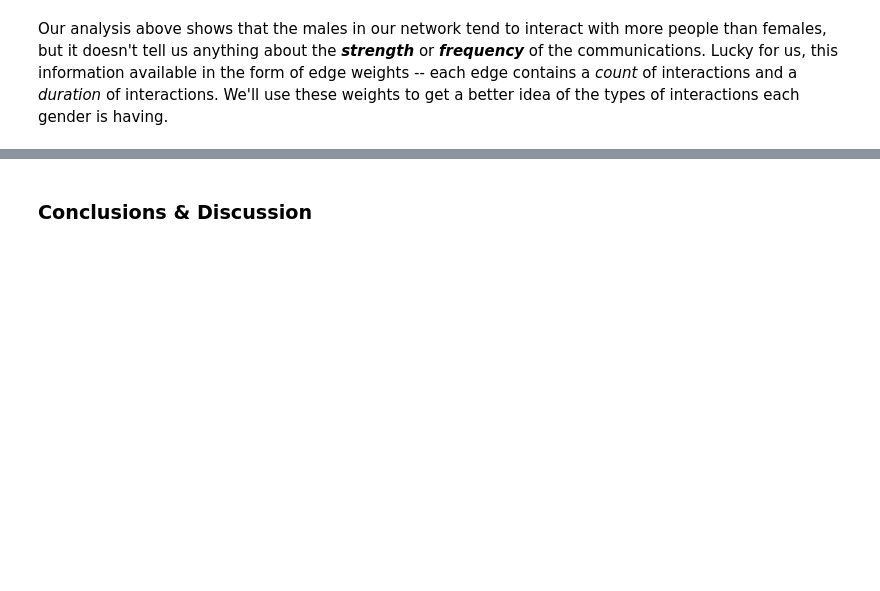
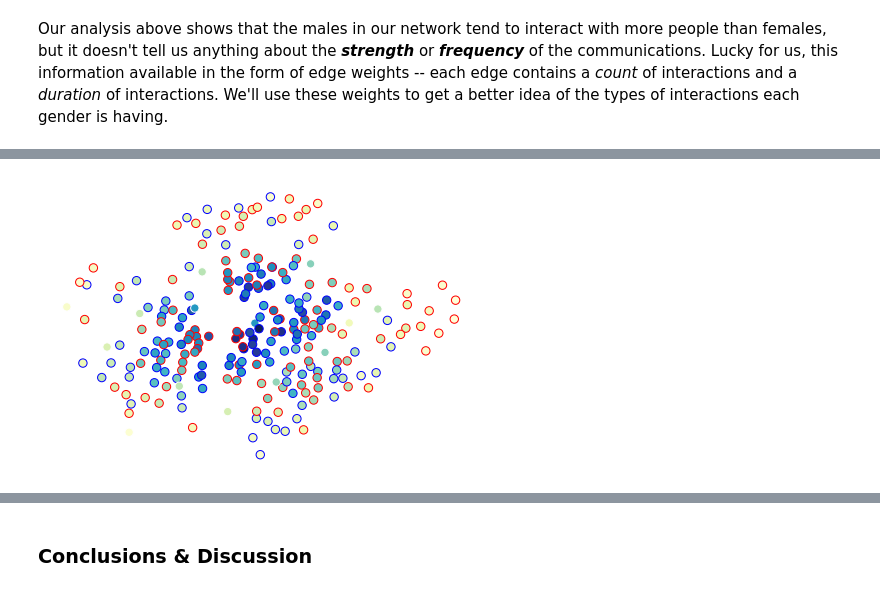
Before and after one commit to amberferger/DATA620_Group_Assignments, a Jupyter notebook: Project1/DATA620_Project1.ipynb, the cells around one changed output, grey strips where cells are left out. Cells and saved outputs as stored; diff of their text form; code cells hidden in the pictures; blank space fills up the shorter version.

```diff
--- a/Project1/DATA620_Project1.ipynb
+++ b/Project1/DATA620_Project1.ipynb
@@ -126,13 +166,13 @@ m_d_cent = []
 f_e_cent = []
 m_e_cent = []
 for n in G.nodes:
-    G.nodes[str(n)]['cent'] = G.degree[str(n)]/len(G)
+    G.nodes[str(n)]['cent'] = G.degree[str(n)]#/len(G)
     G.nodes[str(n)]['Eigen_c'] = Eigen_cent[str(n)]
     if G.nodes[str(n)]['gender'] == 'F':
-        f_d_cent.append(G.degree[str(n)]/len(G))
+        f_d_cent.append(G.degree[str(n)])#/len(G))
         f_e_cent.append(Eigen_cent[str(n)])
     elif G.nodes[str(n)]['gender'] == 'M':
-        m_d_cent.append(G.degree[str(n)]/len(G))
+        m_d_cent.append(G.degree[str(n)])#/len(G))
         m_e_cent.append(Eigen_cent[str(n)])
 # %% [markdown]
 A first glance at the means of the degree centrality shows a lower average for females than males, and we can confirm the statistical significance with a t-test.
@@ -237,0 +257,7 @@ nx.draw(M, posM, node_size =75, node_color='b', edgelist=m_edges, edge_color=m_d
+# %%
+all_nodes, all_cent = zip(*nx.get_node_attributes(G,'cent').items())
+
+pos1 = nx.spring_layout(G)
+nx.draw(G, pos1, node_size = 70, node_color = all_cent, cmap = plt.cm.YlGnBu, edgecolors = gendercmp, width = 0)
+# %% [output]
+[figure, added]
```
Also changed, not shown: parts of 43 cells of this notebook.
